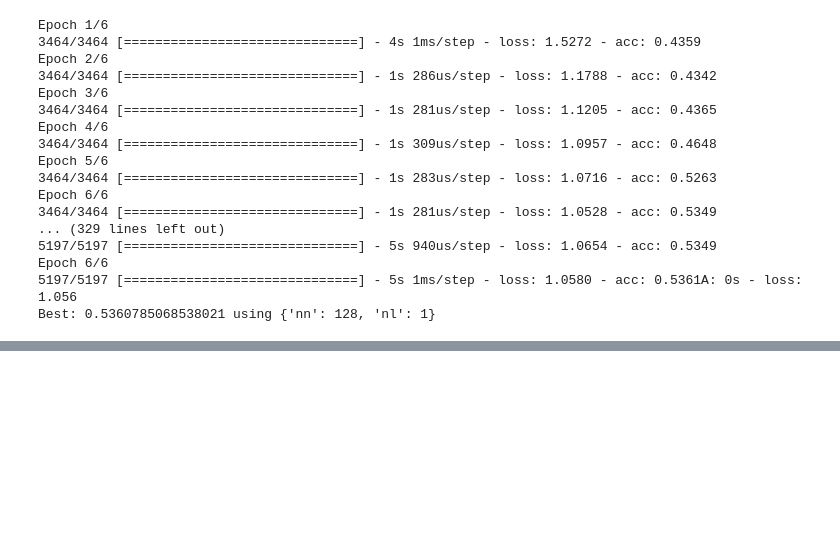
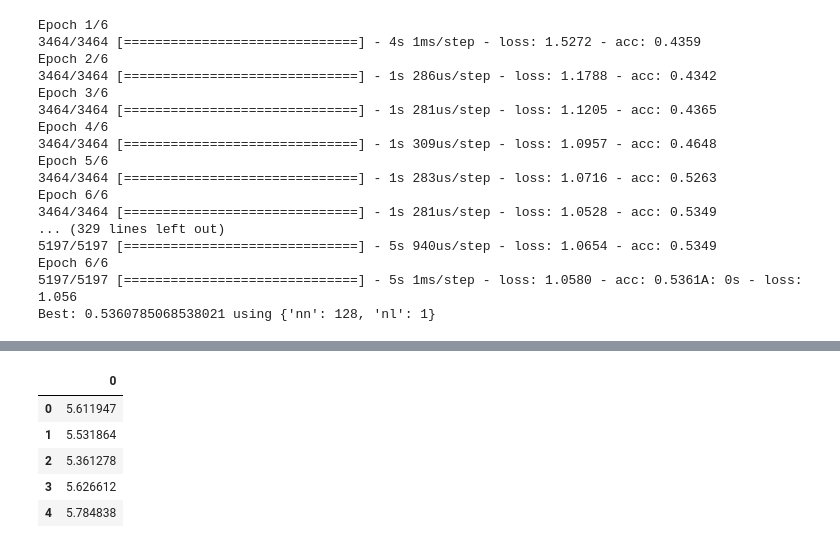
Before and after one commit to thomashon/ml-ue3, a Jupyter notebook: 3a/3a-draft.ipynb, the cells around one changed output, grey strips where cells are left out. Drawn from its saved outputs; the diff is of its cells as text; code cells hidden in the pictures; blank space fills up the shorter version.

```diff
--- a/3a/3a-draft.ipynb
+++ b/3a/3a-draft.ipynb
@@ -527,0 +604,11 @@ TypeError: 'module' object is not callable
+# %%
+model_4_prediction = model_4.predict(X_test_scaled)
+# %%
+pd.DataFrame(model_4_prediction).head()
+# %% [output]
+|  | 0 |
+| 0 | 5.611947 |
+| 1 | 5.531864 |
+| 2 | 5.361278 |
+| 3 | 5.626612 |
+| 4 | 5.784838 |
```
Also changed, not shown: parts of 21 cells of this notebook.
